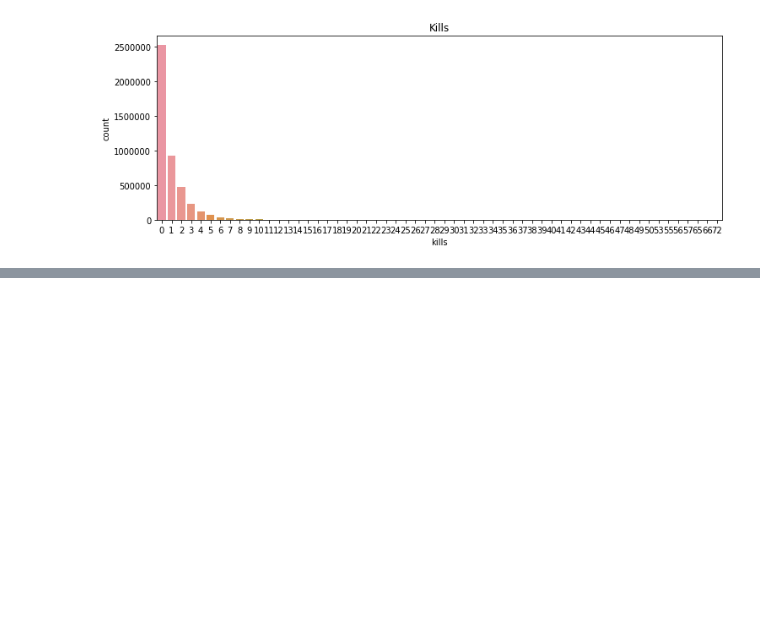
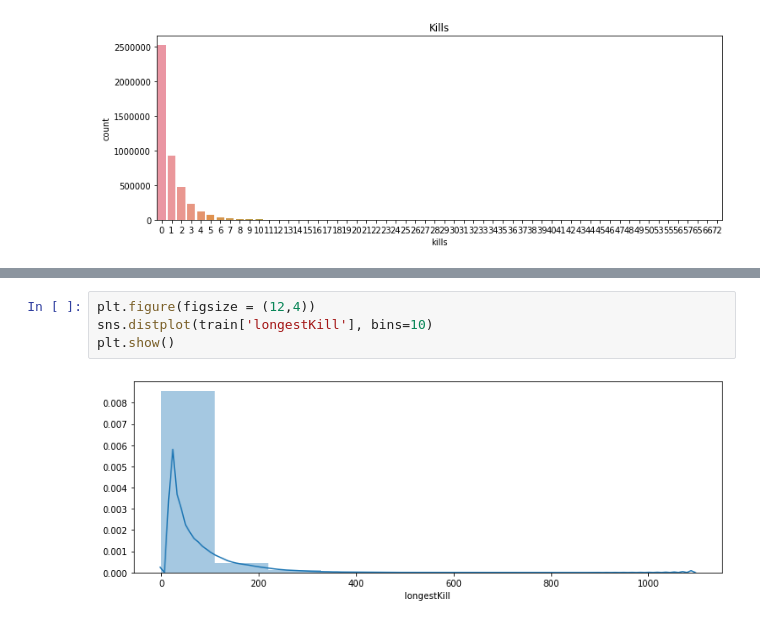
Before and after one commit to Sen-Ma/PUBG-Kaggle, a Jupyter notebook: PUBG_Data_Exploration.ipynb, the cells around one changed output, grey strips where cells are left out. Saved outputs shown, nothing was run; the diff lists cells and outputs as text; blank space fills up the shorter version.

```diff
--- a/PUBG_Data_Exploration.ipynb
+++ b/PUBG_Data_Exploration.ipynb
@@ -213,0 +256,6 @@ plt.show()
+# %%
+plt.figure(figsize = (12,4))
+sns.distplot(train['longestKill'], bins=10)
+plt.show()
+# %% [output]
+[figure, added]
```
Also changed, not shown: parts of 52 cells of this notebook.
